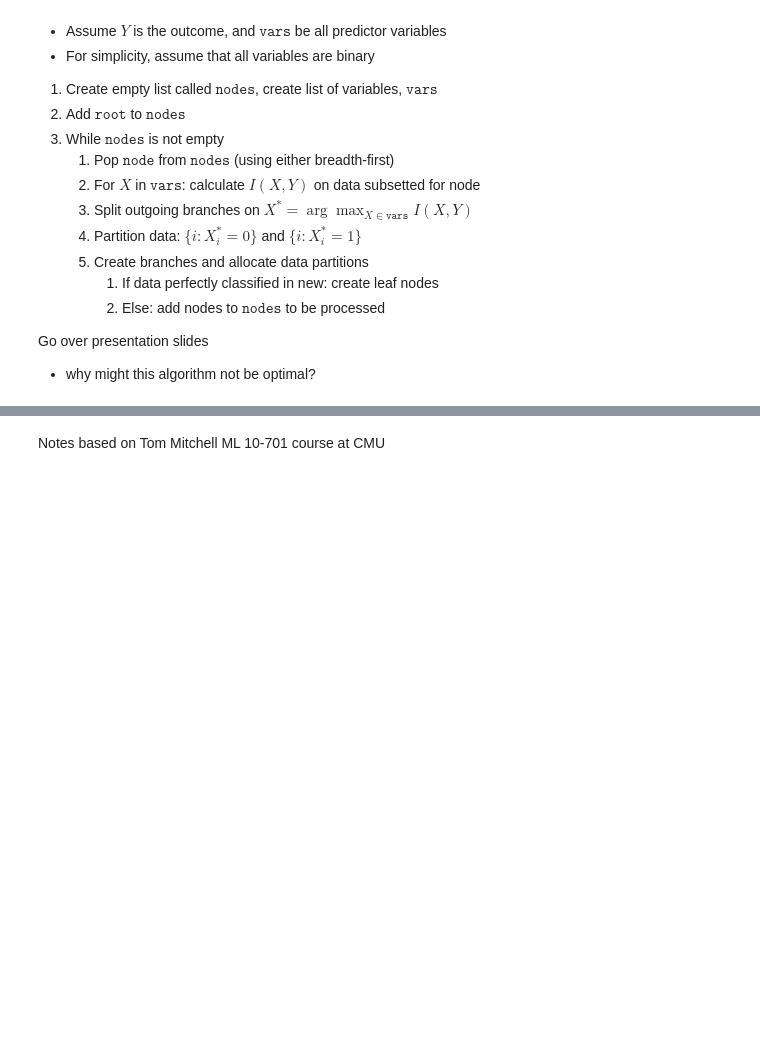
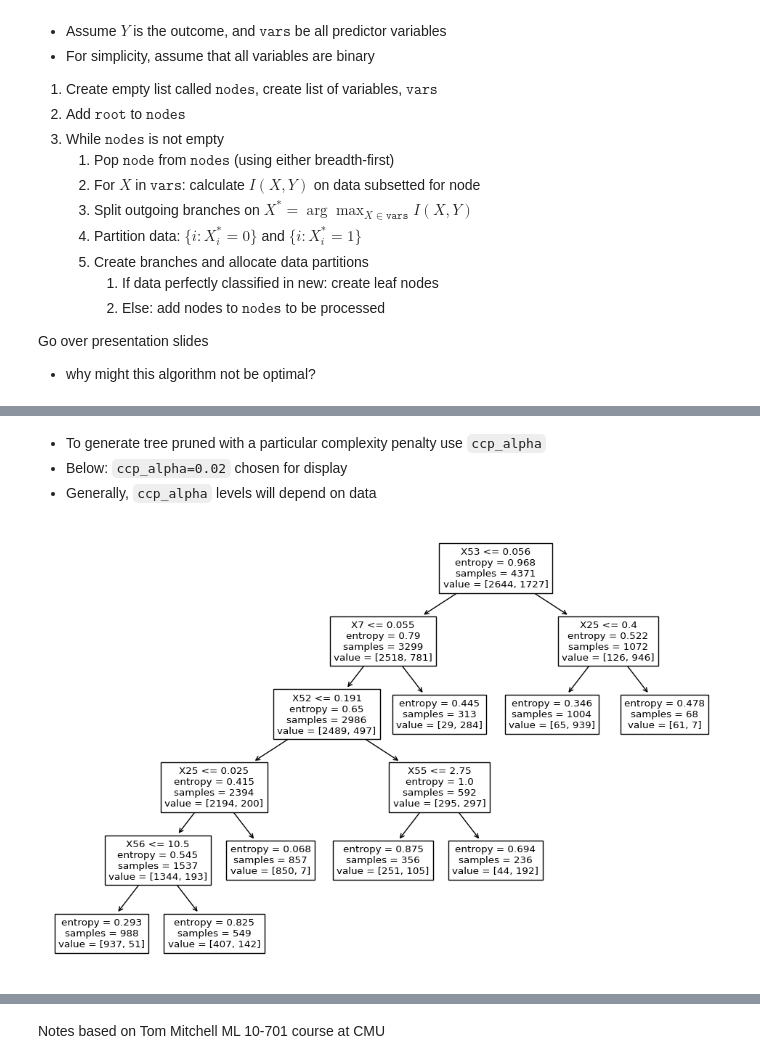
Before and after one commit to omesner/UMSTATS504, a Jupyter notebook: trees/trees.ipynb, the cells around one changed output, grey strips where cells are left out. Saved outputs shown, nothing was run; the diff lists cells and outputs as text; code cells hidden in the pictures; blank space fills up the shorter version.

```diff
--- a/trees/trees.ipynb
+++ b/trees/trees.ipynb
@@ -528,0 +603,10 @@ Rows: 4371, Columns: 58
+# %% [markdown]
+- To generate tree pruned with a particular complexity penalty use `ccp_alpha`
+- Below: `ccp_alpha=0.02` chosen for display
+- Generally, `ccp_alpha` levels will depend on data
+# %%
+clf = tree.DecisionTreeClassifier(criterion='entropy', ccp_alpha=0.02)
+clf = clf.fit(train_set.drop(columns='Y'), train_set['Y'])
+tree.plot_tree(clf, feature_names=train_set.columns);
+# %% [output]
+[figure, added]
```
Also changed, not shown: parts of 24 cells of this notebook.
